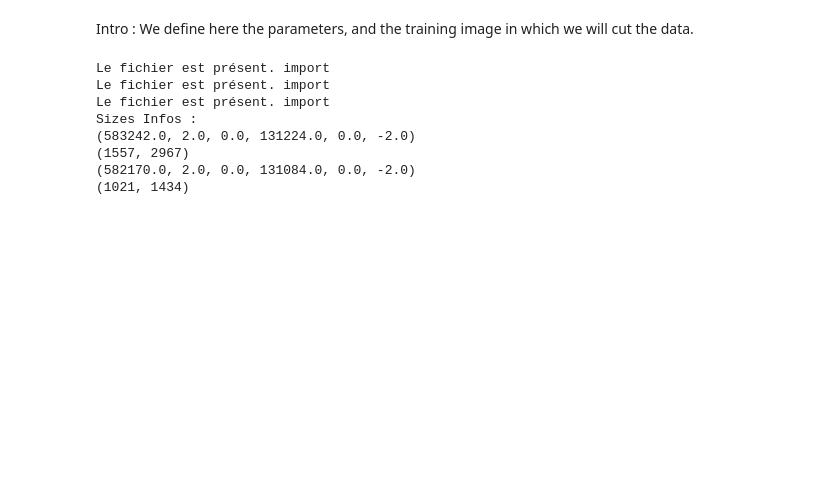
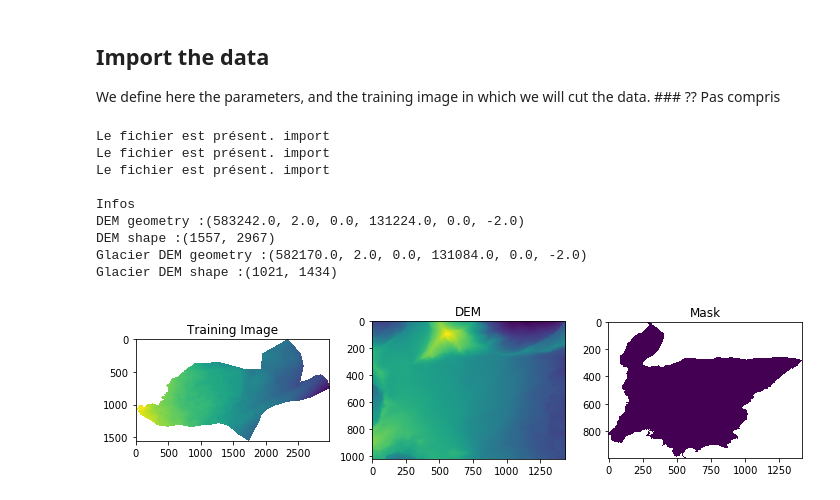
Before and after one commit to valDallalba/Tsanfleuron_geostatistical_baserock_estimation_paper, a Jupyter notebook: jupyter/01_Tsanfleuron_data.ipynb, the cells around one changed output. Saved outputs shown, nothing was run; the diff lists cells and outputs as text; code cells hidden in the pictures; blank space fills up the shorter version.

```diff
--- a/jupyter/01_Tsanfleuron_data.ipynb
+++ b/jupyter/01_Tsanfleuron_data.ipynb
@@ -18,13 +28,12 @@ import csv
 import tkinter as tk
 from tkinter import filedialog
 # %% [markdown]
-Intro :
-We define here the parameters, and the training image in which we will cut the data.
+## Import the data
+We define here the parameters, and the training image in which we will cut the data. ### ?? Pas compris
 # %%
-#Load the data
-file_path = '../data/TI/tif/ti_alti2_2016_2m.tif'
+file_path_ti   = '../data/TI/tif/ti_alti2_2016_2m.tif'
 file_path_Mask = '../data/Masks/tif/glacier_mask_2m.tif'
-file_path_DEM = '../data/DEM/tif/DEM_Glacier_Zone.tif'
+file_path_DEM  = '../data/DEM/tif/DEM_Glacier_Zone.tif'
 
 if os.path.isfile(file_path):
     print('Le fichier est présent. import')
@@ -48,24 +57,18 @@ if os.path.isfile(file_path_DEM):
 else:
     print('error')
 
-print('Sizes Infos :')
-
-print(data_DEM.geot)
-print(data_DEM.shape)
-
-print(data_DEM_Glacier.geot)
-print(data_DEM_Glacier.shape)
-
-
-x_v = np.array(range(data_DEM.shape[1]))*data_DEM.geot[1] + data_DEM.geot[0]
-y_v = np.array(range(data_DEM.shape[0]))*data_DEM.geot[5] + data_DEM.geot[3]
-X_dem, Y_dem = np.meshgrid(x_v,y_v)
+print('\nInfos')
+print('DEM geometry :' + str(data_DEM.geot))
+print('DEM shape :'+ str(data_DEM.shape))
+print('Glacier DEM geometry :' +str(data_DEM_Glacier.geot))
+print('Glacier DEM shape :'+ str(data_DEM_Glacier.shape))
 # %% [output]
 Le fichier est présent. import
 Le fichier est présent. import
 Le fichier est présent. import
-Sizes Infos :
-(583242.0, 2.0, 0.0, 131224.0, 0.0, -2.0)
-(1557, 2967)
-(582170.0, 2.0, 0.0, 131084.0, 0.0, -2.0)
-(1021, 1434)
+
+Infos
+DEM geometry :(583242.0, 2.0, 0.0, 131224.0, 0.0, -2.0)
+DEM shape :(1557, 2967)
+Glacier DEM geometry :(582170.0, 2.0, 0.0, 131084.0, 0.0, -2.0)
+Glacier DEM shape :(1021, 1434)
@@ -71,0 +77,16 @@ Sizes Infos :
+# %%
+data_DEM.raster[data_DEM.raster==data_DEM.min()]=np.nan
+plt.subplots(1,3,figsize=(10,10))
+plt.subplot(1,3,1)
+plt.imshow(data_DEM.raster)
+plt.title('Training Image')
+plt.subplot(1,3,2)
+plt.title('DEM')
+plt.imshow(data_DEM_Glacier.raster)
+plt.subplot(1,3,3)
+plt.imshow(data_Mask.raster)
+plt.title('Mask')
+plt.tight_layout()
+plt.show()
+# %% [output]
+[figure, added]
```
Also changed, not shown: parts of 22 cells of this notebook, 5 other files.
